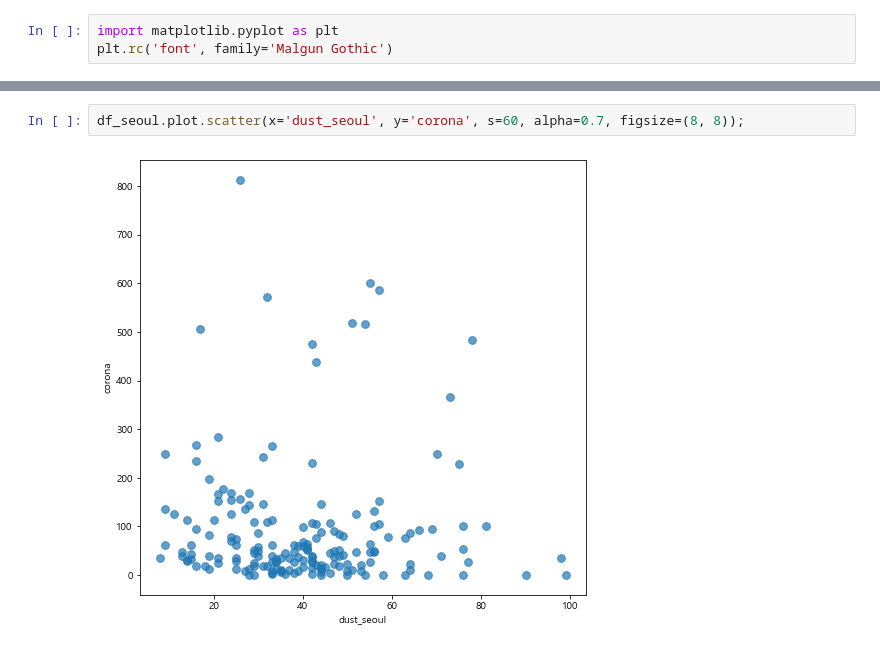
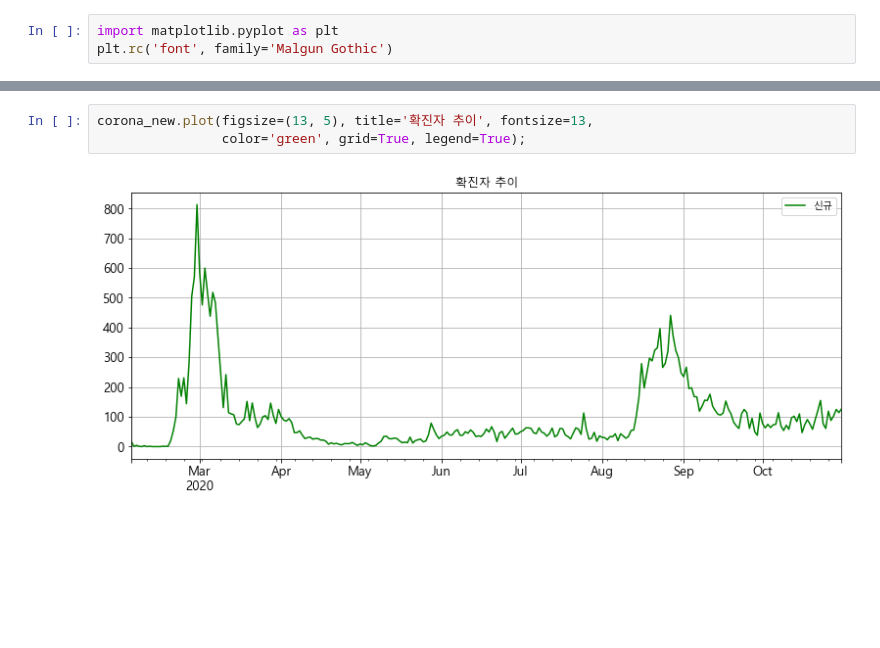
Before and after one commit to sagelab4data/HyundaiHigh_1, a Jupyter notebook: Day2_data_analysis_basic_1.ipynb, the cells around one changed output, grey strips where cells are left out. Drawn from its saved outputs; the diff is of its cells as text; blank space fills up the shorter version.

```diff
--- a/Day2_data_analysis_basic_1.ipynb
+++ b/Day2_data_analysis_basic_1.ipynb
@@ -1528,4 +376,5 @@ df_seoul.corr(method='pearson')
-# %%
-df_seoul.plot.scatter(x='dust_seoul', y='corona', s=60, alpha=0.7, figsize=(8, 8));
-# %% [output]
-[figure, removed]
+# %%
+corona_new.plot(figsize=(13, 5), title='확진자 추이', fontsize=13,
+                color='green', grid=True, legend=True);
+# %% [output]
+[figure, added]
```
Also changed, not shown: parts of 272 cells of this notebook.
